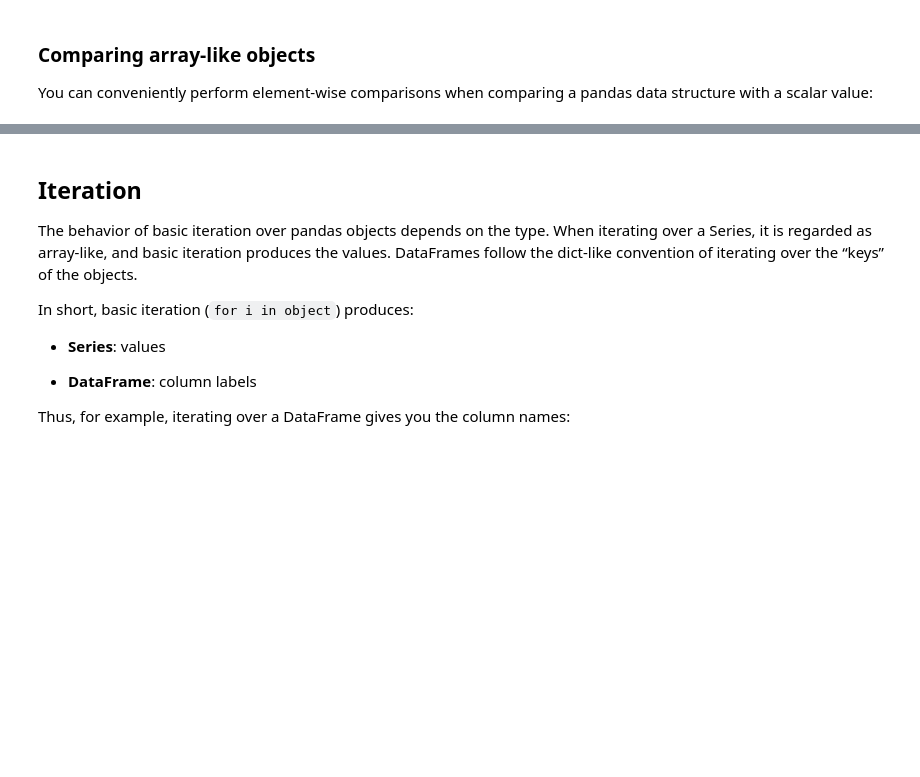
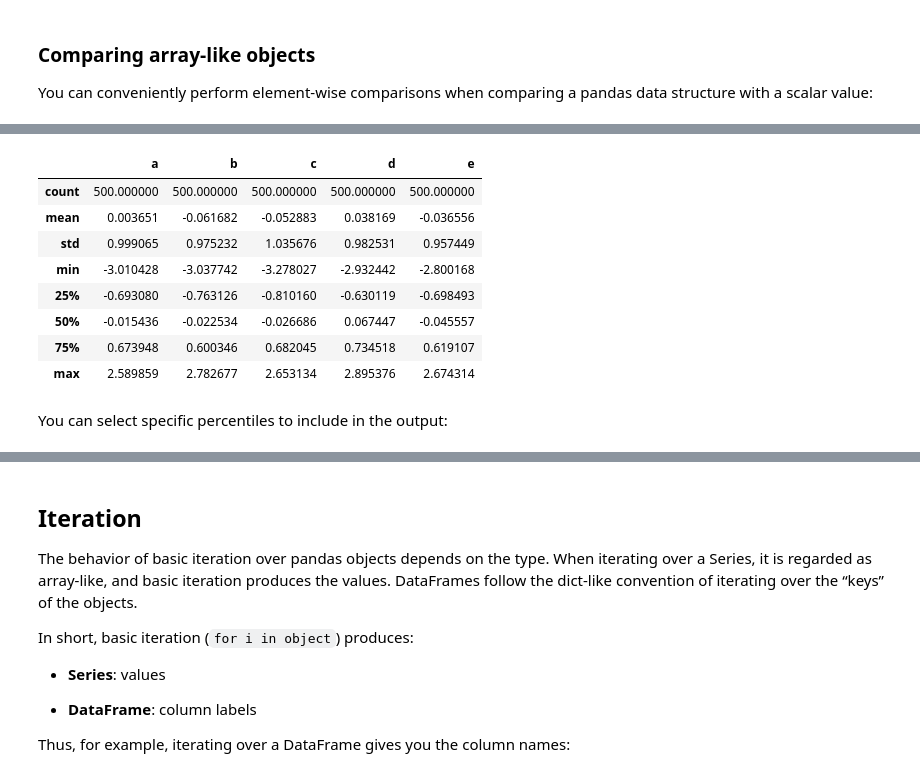
Before and after one commit to Francesco-Ghizzo/Data-Science, a Jupyter notebook: Python/Pandas/User Guide/Essential basic functionality.ipynb, the cells around one changed output, grey strips where cells are left out. Drawn from its saved outputs; the diff is of its cells as text; code cells hidden in the pictures; blank space fills up the shorter version.

```diff
--- a/Python/Pandas/User Guide/Essential basic functionality.ipynb
+++ b/Python/Pandas/User Guide/Essential basic functionality.ipynb
@@ -2596,0 +887,18 @@ labels).</p>
+# %%
+frame = pd.DataFrame(np.random.randn(1000, 5), columns=["a", "b", "c", "d", "e"])
+
+frame.iloc[::2] = np.nan
+
+frame.describe()
+# %% [output]
+|  | a | b | c | d | e |
+| count | 500.000000 | 500.000000 | 500.000000 | 500.000000 | 500.000000 |
+| mean | 0.003651 | -0.061682 | -0.052883 | 0.038169 | -0.036556 |
+| std | 0.999065 | 0.975232 | 1.035676 | 0.982531 | 0.957449 |
+| min | -3.010428 | -3.037742 | -3.278027 | -2.932442 | -2.800168 |
+| 25% | -0.693080 | -0.763126 | -0.810160 | -0.630119 | -0.698493 |
+| 50% | -0.015436 | -0.022534 | -0.026686 | 0.067447 | -0.045557 |
+| 75% | 0.673948 | 0.600346 | 0.682045 | 0.734518 | 0.619107 |
+| max | 2.589859 | 2.782677 | 2.653134 | 2.895376 | 2.674314 |
+# %% [markdown]
+<p>You can select specific percentiles to include in the output:</p>
```
Also changed, not shown: parts of 430 cells of this notebook.
